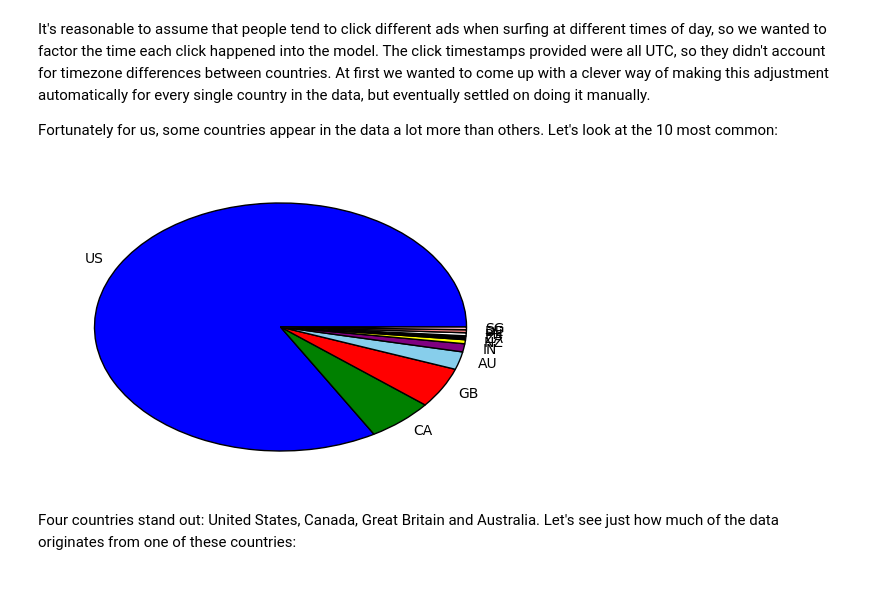
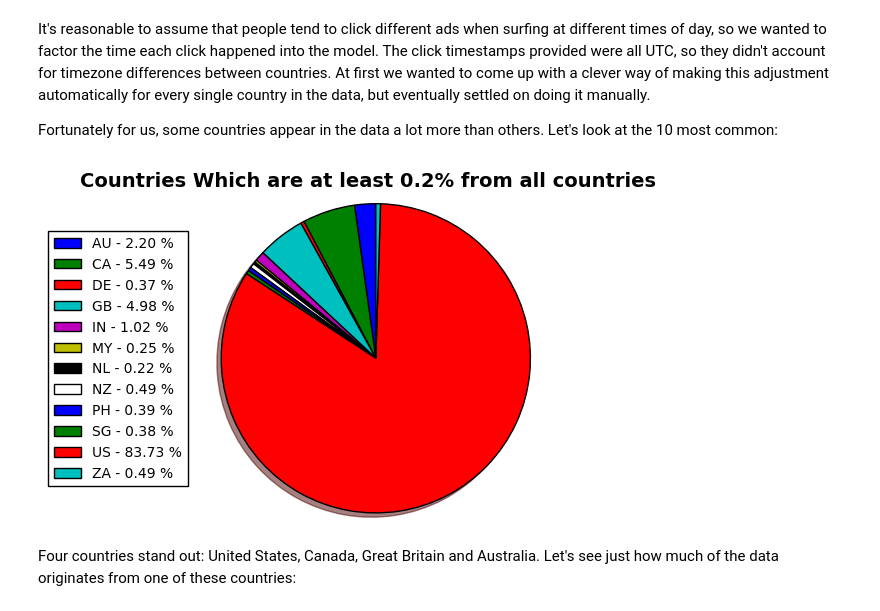
Before and after one commit to dean-ayalon/DS-Workshop, a Jupyter notebook: Project Notebook.ipynb, the cells around one changed output. Cells and saved outputs as stored; diff of their text form; code cells hidden in the pictures.

```diff
--- a/Project Notebook.ipynb
+++ b/Project Notebook.ipynb
@@ -274,24 +295,10 @@ This was obviously far from good, as even simple single-feature models could ach
 It's reasonable to assume that people tend to click different ads when surfing at different times of day, so we wanted to factor the time each click happened into the model. The click timestamps provided were all UTC, so they didn't account for timezone differences between countries. At first we wanted to come up with a clever way of making this adjustment automatically for every single country in the data, but eventually settled on doing it manually.
 
 Fortunately for us, some countries appear in the data a lot more than others. Let's look at the 10 most common:
-# %%
-countries = data.geo_location.astype(str)
-unique_countries_with_counts = np.unique(countries, return_counts=True)
-
-unique_countries = unique_countries_with_counts[0]
-counts = unique_countries_with_counts[1]
-
-srt_idx = counts.argsort()[::-1]
-counts = counts[srt_idx][:10]
-unique_countries = unique_countries[srt_idx][:10]
-
-colors = ['blue','green', 'red','skyblue','purple', 'yellow','black', 'white', 'lightcoral', 'pink']
-fig = plt.figure()
-plt.pie(counts, labels=unique_countries, colors = colors)
-plt.suptitle("Distribution of Clicks Origin Countries (Top 10)")
-fig.show()
-# %% [output]
-[figure, removed]
+# %%
+create_countries_pie_chart(display_geo,500) #TODO fix the colors and the precentage
+# %% [output]
+[figure, added]
 # %% [markdown]
 Four countries stand out: United States, Canada, Great Britain and Australia. Let's see just how much of the data originates from one of these countries:
 # %%
```
Also changed, not shown: parts of 16 cells of this notebook.
